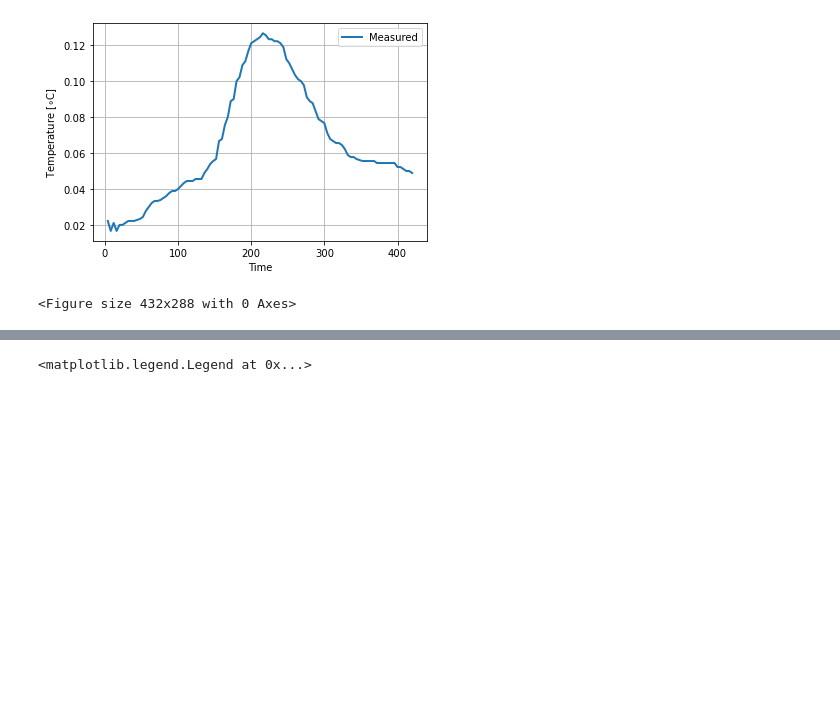
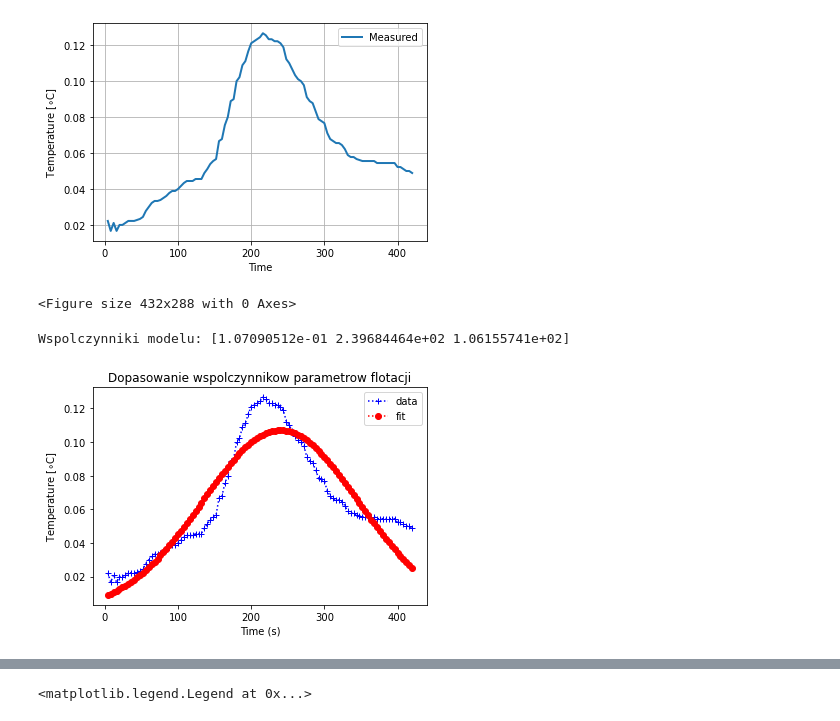
Before and after one commit to margolek/Study, a Jupyter notebook: Semester_6/Methods_of_Object_Identification/Project/Flotation model coefficients.ipynb, the cells around one changed output, grey strips where cells are left out. Drawn from its saved outputs; the diff is of its cells as text; code cells hidden in the pictures; blank space fills up the shorter version.

```diff
--- a/Semester_6/Methods_of_Object_Identification/Project/Flotation model coefficients.ipynb
+++ b/Semester_6/Methods_of_Object_Identification/Project/Flotation model coefficients.ipynb
@@ -41,6 +43,34 @@ plt.tight_layout()
 # %%
 def temperature(t,z,Tp,V,D):
     return Tp+np.exp((V*z)/(2*D))*(z/(2*(np.pi*D*t**3)**0.5))*np.exp((-z**2/(4*D*t))-(t*V**2/(4*D)))
+# %%
+import pylab as plb
+import matplotlib.pyplot as plt
+from scipy.optimize import curve_fit
+import numpy as np
+
+x = my_data['Time']
+y = my_data['Temperature']
+
+n = len(x)                          #the number of data
+mean = sum(x*y)/n                   #note this correction
+sigma = sum(y*(x-mean)**2)/n        #note this correction
+
+def gaus(x,a,x0,sigma):
+    return a*np.exp(-(x-x0)**2/(2*sigma**2))
+
+popt,pcov = curve_fit(gaus,x,y,p0=[1,mean,sigma])
+print(f'Wspolczynniki modelu: {popt}')
+plt.plot(x,y,'b+:',label='data')
+plt.plot(x,gaus(x,*popt),'ro:',label='fit')
+plt.legend()
+plt.title('Dopasowanie wspolczynnikow parametrow flotacji')
+plt.xlabel('Time (s)')
+plt.ylabel('Temperature [$\circ$C]')
+plt.show()
+# %% [output]
+Wspolczynniki modelu: [1.07090512e-01 2.39684464e+02 1.06155741e+02]
+[figure, added]
 # %%
 # !pip install lmfit
 # %%
```
Also changed, not shown: parts of 9 cells of this notebook, 1 other file.
